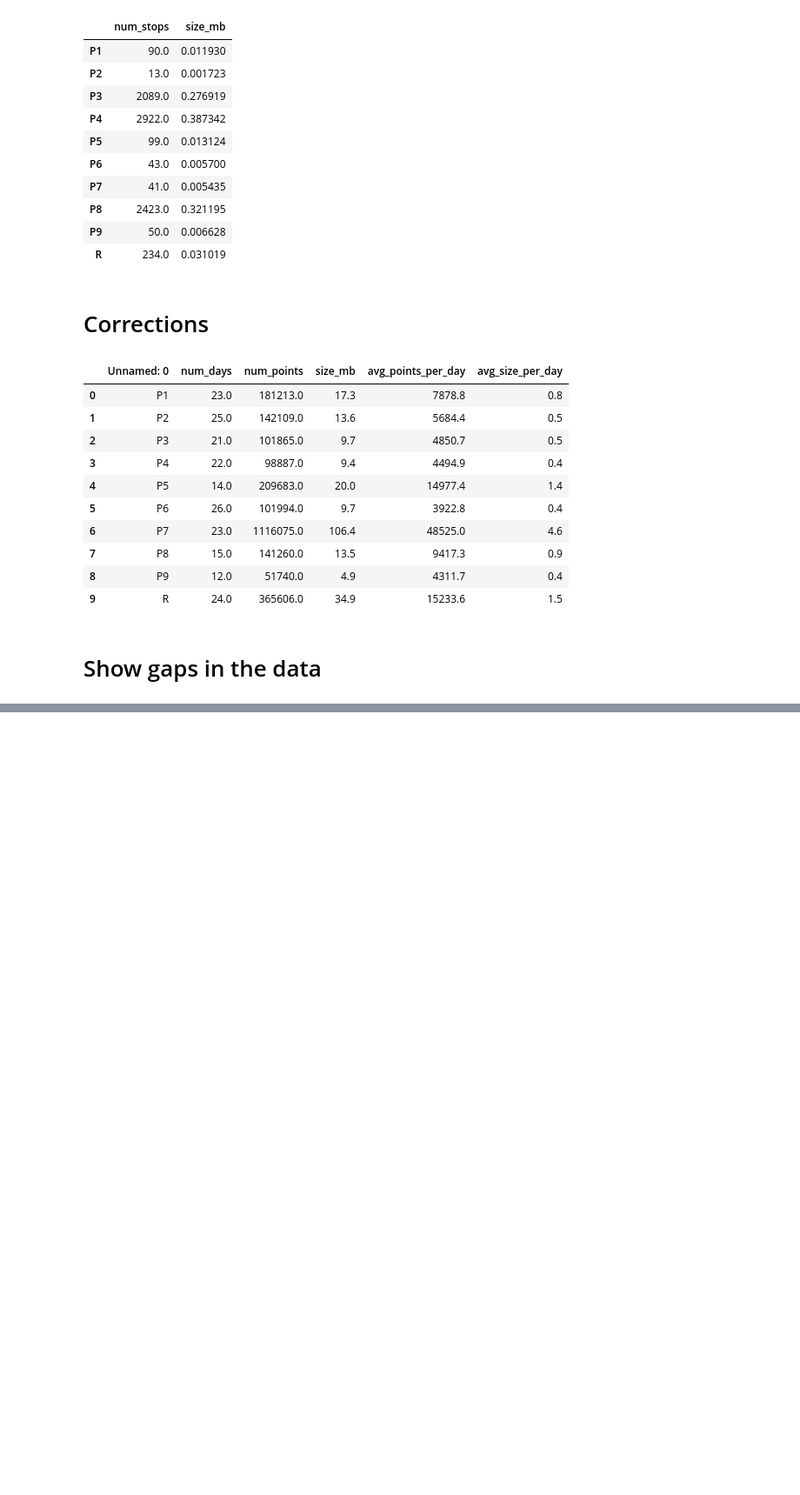
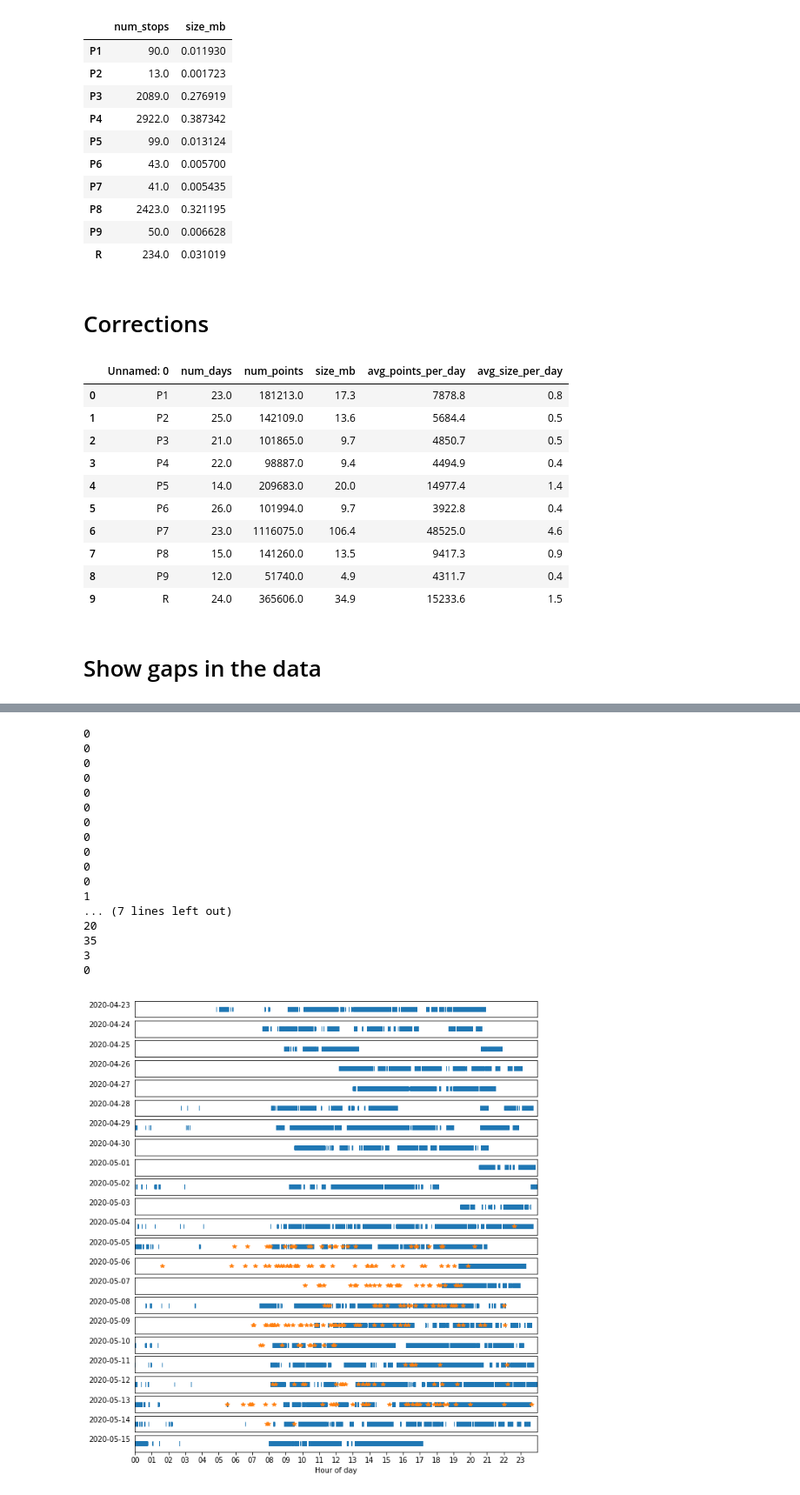
Before and after one commit to thomasnilsson/mobility-features-thesis, a Jupyter notebook: python-study/study/download_storage_data.ipynb, the cells around one changed output, grey strips where cells are left out. Shown: that part at 87% size. Drawn from its saved outputs; the diff is of its cells as text; code cells hidden in the pictures; blank space fills up the shorter version.

```diff
--- a/python-study/study/download_storage_data.ipynb
+++ b/python-study/study/download_storage_data.ipynb
@@ -546,0 +538,20 @@ for day in range(n):
+# %%
+stops = {}
+uid = 'd6b2d9b9-398b-4e0d-b52b-224747f515c8'
+stops[uid] = get_contents(make_url(uid, STOPS))
+# %%
+# Get datetimes
+stops_parsed = []
+for s in stops[uid]:
+    x = {}
+    x['arrival'] = pd.to_datetime(s['arrival'], unit='ms')
+    x['departure'] = pd.to_datetime(s['departure'], unit='ms')
+    x['place_id'] = int(s['place_id'])
+
+    # Convert to datetime objects series
+    stops_parsed.append(x)
+# %%
+def normalize(x): return x.normalize()
+# %%
+stops_df = pd.DataFrame(stops_parsed, columns=['arrival', 'departure', 'place_id'])
+stops_df['date'] = stops_df.arrival.apply(normalize)
@@ -546,0 +566,47 @@ for day in range(n):
+# %%
+height = 0.5
+n = len(datetimes)
+fig, ax = plt.subplots(n, 1, figsize=[10, n*height])
+
+for day in range(n):
+    N = len(datetimes[day])
+    min_time = dates[day]
+    max_time = dates[day].replace(hour=23, minute=59, second=59)
+
+    stops_today = stops_df[stops_df.date == min_time]
+    n_stops = len(stops_today)
+    print(n_stops)
+    ax[day].plot(datetimes[day], np.zeros(N), '|')
+    ax[day].plot(stops_today.arrival, np.zeros(n_stops), '*')
+    ax[day].set_yticks([])
+    ax[day].set_xlim([min_time, max_time])
+    ax[day].set_ylabel(str(dates[day])[:10], rotation=0, labelpad=35)
+
+    if day == n-1:
+        ax[day].xaxis.set_major_locator(hours)
+        ax[day].xaxis.set_major_formatter(h_fmt)
+        ax[day].set_xlabel('Hour of day',)
+    else:
+        ax[day].set_xticks([])
+
+
+    #plt.savefig('plots/%s-gaps' % uid, dpi=300)
+# %% [output]
+0
+0
+0
+0
+0
+0
+0
+0
+0
+0
+0
+1
+... (7 lines left out)
+20
+35
+3
+0
+[figure, added]
```
Also changed, not shown: parts of 9 cells of this notebook, 4 other files.
